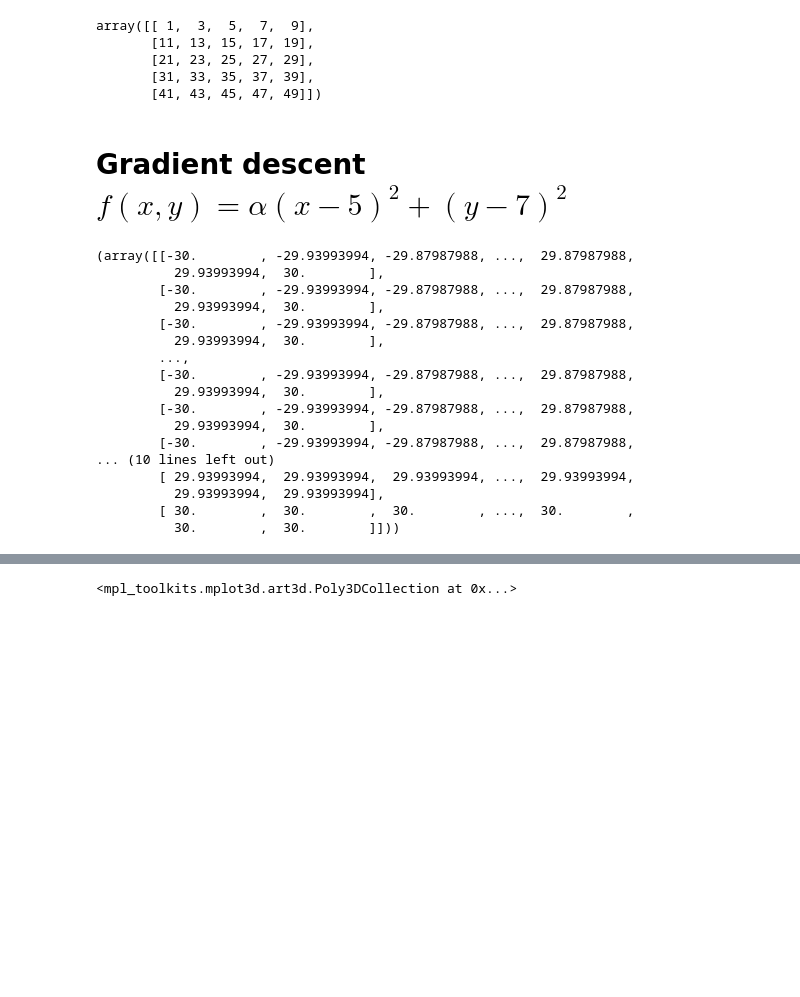
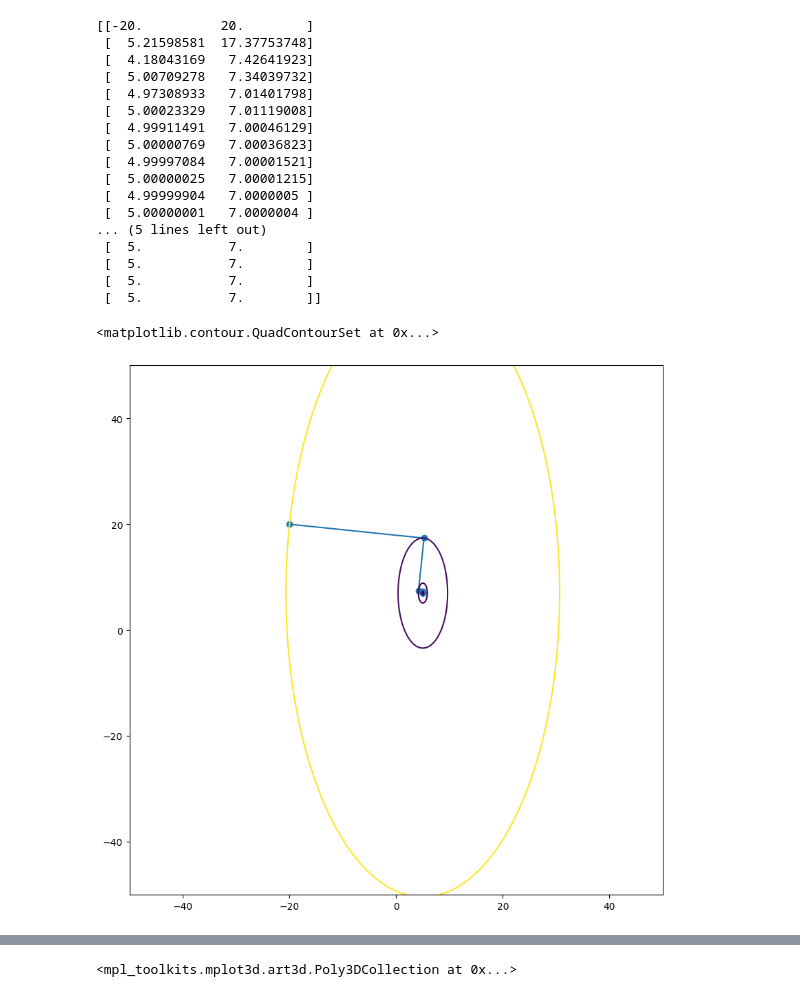
Before and after one commit to spanish-inquisition-optimization/GradientDescent, a Jupyter notebook: Solution.ipynb, the cells around one changed output, grey strips where cells are left out. Saved outputs shown, nothing was run; the diff lists cells and outputs as text; code cells hidden in the pictures; blank space fills up the shorter version.

```diff
--- a/Solution.ipynb
+++ b/Solution.ipynb
@@ -4,6 +4,3 @@
 import numpy as np
 import matplotlib.pyplot as plt
 plt.rcParams["figure.figsize"] = (10,10)
-# %%
-def gradient_descent(f, initial_approximation, gradient_computer, linear_search, terminate_condition, logger):
-    pass
@@ -53,39 +6,0 @@ array([[ 0,  1,  2,  3,  4,  5,  6,  7,  8,  9],
-# %%
-c[:5, :5] + [1, 2, 3, 4, 5]
-# %% [output]
-array([[ 1,  3,  5,  7,  9],
-       [11, 13, 15, 17, 19],
-       [21, 23, 25, 27, 29],
-       [31, 33, 35, 37, 39],
-       [41, 43, 45, 47, 49]])
-# %% [markdown]
-# Gradient descent $f(x, y) = \alpha (x - 5)^2 + (y - 7)^2$
-# %%
-alpha = 5
-def f(x, y):
-    return alpha * (x - 5) ** 2 + (y - 7) ** 2
-
-def grad(x, y):
-    return [2 * alpha * (x  - 5), 2 * (y - 7)]
-
-t = np.linspace(-30, 30, 1000)
-X, Y = np.meshgrid(t, t)
-X, Y
-# %% [output]
-(array([[-30.        , -29.93993994, -29.87987988, ...,  29.87987988,
-          29.93993994,  30.        ],
-        [-30.        , -29.93993994, -29.87987988, ...,  29.87987988,
-          29.93993994,  30.        ],
-        [-30.        , -29.93993994, -29.87987988, ...,  29.87987988,
-          29.93993994,  30.        ],
-        ...,
-        [-30.        , -29.93993994, -29.87987988, ...,  29.87987988,
-          29.93993994,  30.        ],
-        [-30.        , -29.93993994, -29.87987988, ...,  29.87987988,
-          29.93993994,  30.        ],
-        [-30.        , -29.93993994, -29.87987988, ...,  29.87987988,
-... (10 lines left out)
-        [ 29.93993994,  29.93993994,  29.93993994, ...,  29.93993994,
-          29.93993994,  29.93993994],
-        [ 30.        ,  30.        ,  30.        , ...,  30.        ,
-          30.        ,  30.        ]]))
@@ -92 +10,38 @@ X, Y
+# %%
+plt.rcParams["figure.figsize"] = (10,10)
+t = np.linspace(-50, 50, 1000)
+X, Y = np.meshgrid(t, t)
+
+alpha = 5
+def f(x):
+    return alpha * (x[0] - 5) ** 2 + (x[1] - 7) ** 2
+
+def grad(x):
+    return [2 * alpha * (x[0]  - 5), 2 * (x[1] - 7)]
+
+points = np.array(gradient_descent(f, grad, [-20, 20], fibonacci_search(30), lambda f, points: len(points) > 20))
+print(points)
+
+plt.plot(points[:, 0], points[:, 1], 'o-')
+plt.contour(X, Y, f([X, Y]), levels=sorted(set([f(p) for p in points])))
+# %% [output]
+[[-20.          20.        ]
+ [  5.21598581  17.37753748]
+ [  4.18043169   7.42641923]
+ [  5.00709278   7.34039732]
+ [  4.97308933   7.01401798]
+ [  5.00023329   7.01119008]
+ [  4.99911491   7.00046129]
+ [  5.00000769   7.00036823]
+ [  4.99997084   7.00001521]
+ [  5.00000025   7.00001215]
+ [  4.99999904   7.0000005 ]
+ [  5.00000001   7.0000004 ]
+... (5 lines left out)
+ [  5.           7.        ]
+ [  5.           7.        ]
+ [  5.           7.        ]
+ [  5.           7.        ]]
+<matplotlib.contour.QuadContourSet at 0x...>
+[figure, added]
 # %%
```
Also changed, not shown: parts of 13 cells of this notebook, 5 other files.
